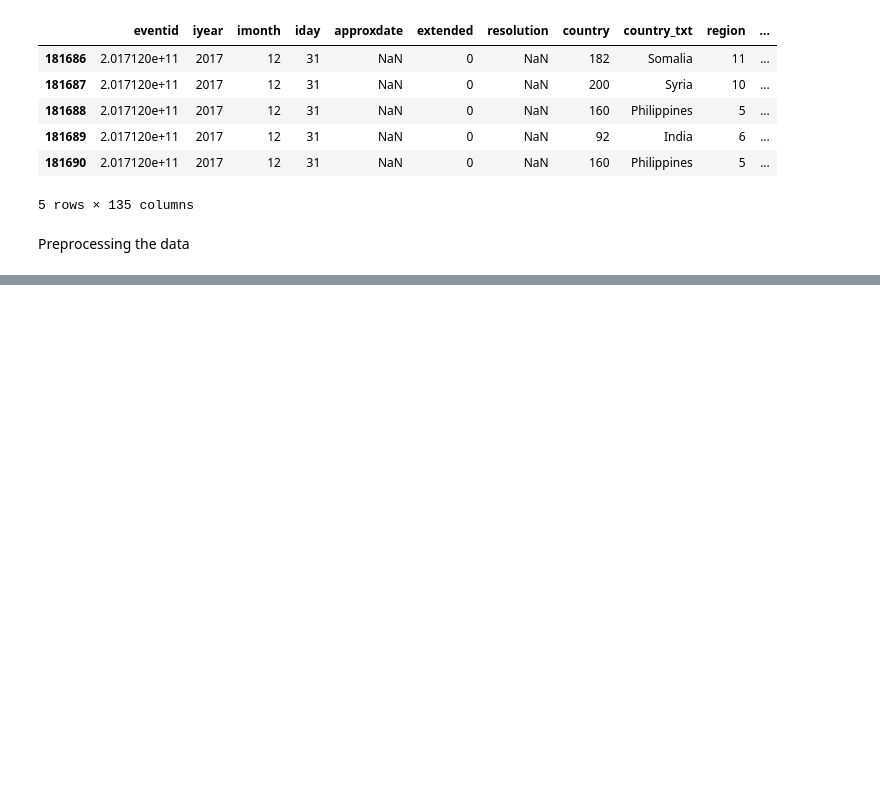
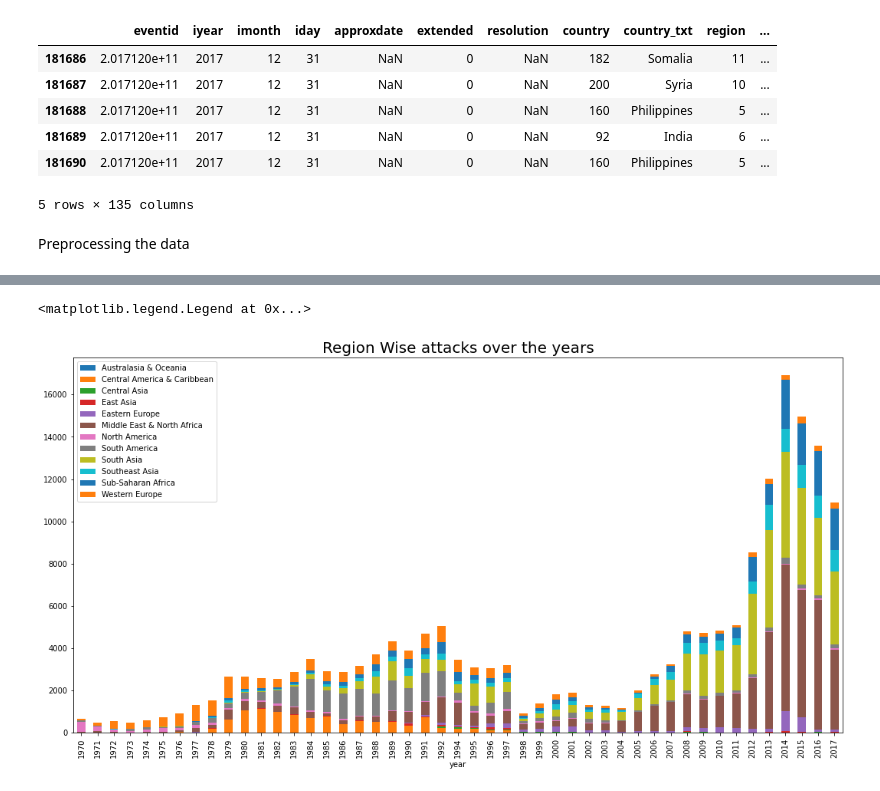
Before and after one commit to Shreyash-Jagdale/Shreyash_Jagdale, a Jupyter notebook: Individual_notebook.ipynb, the cells around one changed output, grey strips where cells are left out. Drawn from its saved outputs; the diff is of its cells as text; code cells hidden in the pictures; blank space fills up the shorter version.

```diff
--- a/Individual_notebook.ipynb
+++ b/Individual_notebook.ipynb
@@ -91,0 +169,11 @@ df['success']=y.replace(0,'failed')
+# %%
+# to get yearly attcks grouped by regions
+df_2=df.groupby(['year','region_name']).size().reset_index().pivot(columns='region_name',index='year',values=0)
+# %%
+# to visualize above dataframe
+df_2.plot(kind='bar',stacked=True,figsize=(18,9))
+plt.title('Region Wise attacks over the years',fontsize=20)
+plt.legend(loc=2,prop={'size':10})
+# %% [output]
+<matplotlib.legend.Legend at 0x...>
+[figure, added]
```
Also changed, not shown: parts of 12 cells of this notebook.
